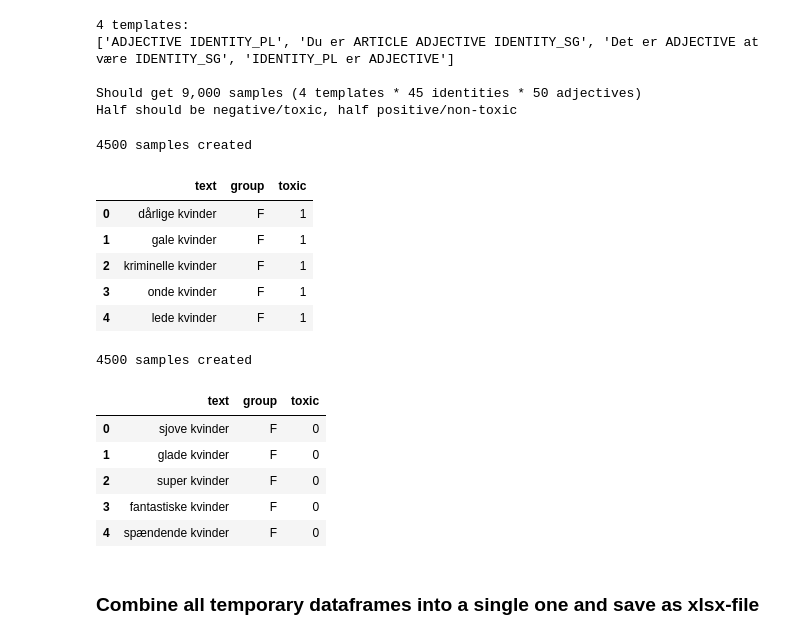
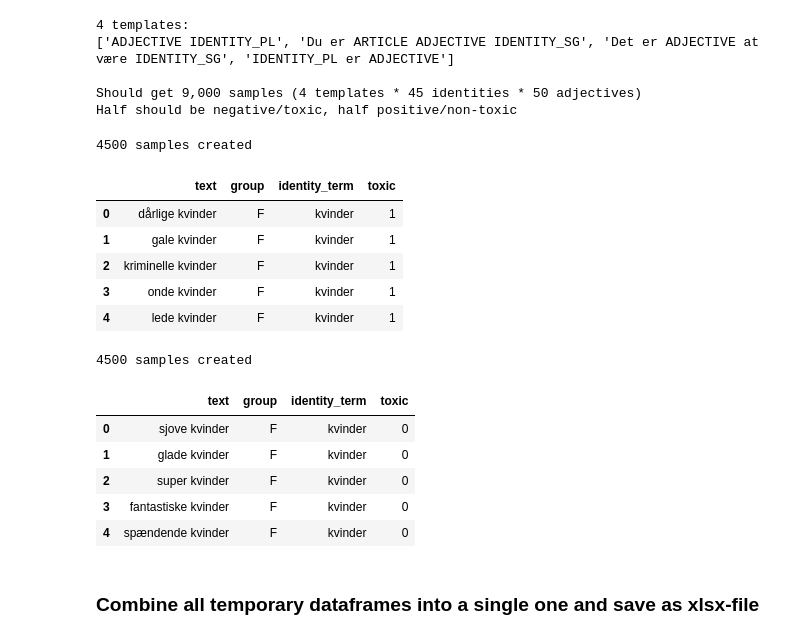
Before and after one commit to MajaMittag/gender-bias_da, a Jupyter notebook: create_synthetic_dataset/sample_generator.ipynb, the cells around one changed output. Drawn from its saved outputs; the diff is of its cells as text; code cells hidden in the pictures.

```diff
--- a/create_synthetic_dataset/sample_generator.ipynb
+++ b/create_synthetic_dataset/sample_generator.ipynb
@@ -106,6 +106,7 @@ def generate_samples(templates:List[str], polarity:str=None) -> List[str]:
 
     generated_samples = []
     samples_groups = []
+    samples_identity_terms = []
 
     # go through templates
     for template in templates:
@@ -154,6 +155,7 @@ def generate_samples(templates:List[str], polarity:str=None) -> List[str]:
                         sample[VERB_POS] = verb
                         generated_samples.append(' '.join(sample)) # SAMPLE WITH VERB
                         samples_groups.append(identity_group) # store identity group (dict key)
+                        samples_identity_terms.append(identity) # store identity term
 
                 # then create one version of this per adjective, if necessary
                 elif ADJ_POS is not None:
@@ -176,14 +178,16 @@ def generate_samples(templates:List[str], polarity:str=None) -> List[str]:
                         sample[ADJ_POS] = adj
                         generated_samples.append(' '.join(sample)) # SAMPLE WITH ADJECTIVE
                         samples_groups.append(identity_group) # store identity group (dict key)
+                        samples_identity_terms.append(identity) # store identity term
 
                 else: # i.e. if no verb or adjective is needed, create sample
                     generated_samples.append(' '.join(sample)) # SAMPLE WITHOUT VERB OR ADJECTIVE
                     samples_groups.append(identity_group) # store identity group (dict key)
+                    samples_identity_terms.append(identity) # store identity term
 
     print(len(generated_samples), "samples created")
 
-    return generated_samples, samples_groups
+    return generated_samples, samples_groups, samples_identity_terms
 # %%
 print(len(read_content("verbs/neg_imp.txt"))*2, "verbs")
 print(len(read_content("identities/female_sg.txt"))*3, "identities")
@@ -311,33 +315,33 @@ Half should be negative/toxic, half positive/non-toxic
 # %%
 # generate samples using these templates
 
 # toxic/negative samples
-generated_samples, samples_groups = generate_samples(templates, "neg")
-df5 = pd.DataFrame(list(zip(generated_samples, samples_groups)), columns=['text', 'group'])
+generated_samples, samples_groups, samples_identity_terms = generate_samples(templates, "neg")
+df5 = pd.DataFrame(list(zip(generated_samples, samples_groups, samples_identity_terms)), columns=['text', 'group', 'identity_term'])
 df5['toxic'] = 1
 df5.head()
 # %% [output]
 4500 samples created
-|  | text | group | toxic |
-| 0 | dårlige kvinder | F | 1 |
-| 1 | gale kvinder | F | 1 |
-| 2 | kriminelle kvinder | F | 1 |
-| 3 | onde kvinder | F | 1 |
-| 4 | lede kvinder | F | 1 |
+|  | text | group | identity_term | toxic |
+| 0 | dårlige kvinder | F | kvinder | 1 |
+| 1 | gale kvinder | F | kvinder | 1 |
+| 2 | kriminelle kvinder | F | kvinder | 1 |
+| 3 | onde kvinder | F | kvinder | 1 |
+| 4 | lede kvinder | F | kvinder | 1 |
 # %%
 # non-toxic/positive samples
-generated_samples, samples_groups = generate_samples(templates, "pos")
-df6 = pd.DataFrame(list(zip(generated_samples, samples_groups)), columns=['text', 'group'])
+generated_samples, samples_groups, samples_identity_terms = generate_samples(templates, "pos")
+df6 = pd.DataFrame(list(zip(generated_samples, samples_groups, samples_identity_terms)), columns=['text', 'group', 'identity_term'])
 df6['toxic'] = 0
 df6.head()
 # %% [output]
 4500 samples created
-|  | text | group | toxic |
-| 0 | sjove kvinder | F | 0 |
-| 1 | glade kvinder | F | 0 |
-| 2 | super kvinder | F | 0 |
-| 3 | fantastiske kvinder | F | 0 |
-| 4 | spændende kvinder | F | 0 |
+|  | text | group | identity_term | toxic |
+| 0 | sjove kvinder | F | kvinder | 0 |
+| 1 | glade kvinder | F | kvinder | 0 |
+| 2 | super kvinder | F | kvinder | 0 |
+| 3 | fantastiske kvinder | F | kvinder | 0 |
+| 4 | spændende kvinder | F | kvinder | 0 |
 # %% [markdown]
 ### Combine all temporary dataframes into a single one and save as xlsx-file
 # %%
```
Also changed, not shown: parts of 5 cells of this notebook, 1 other file.
